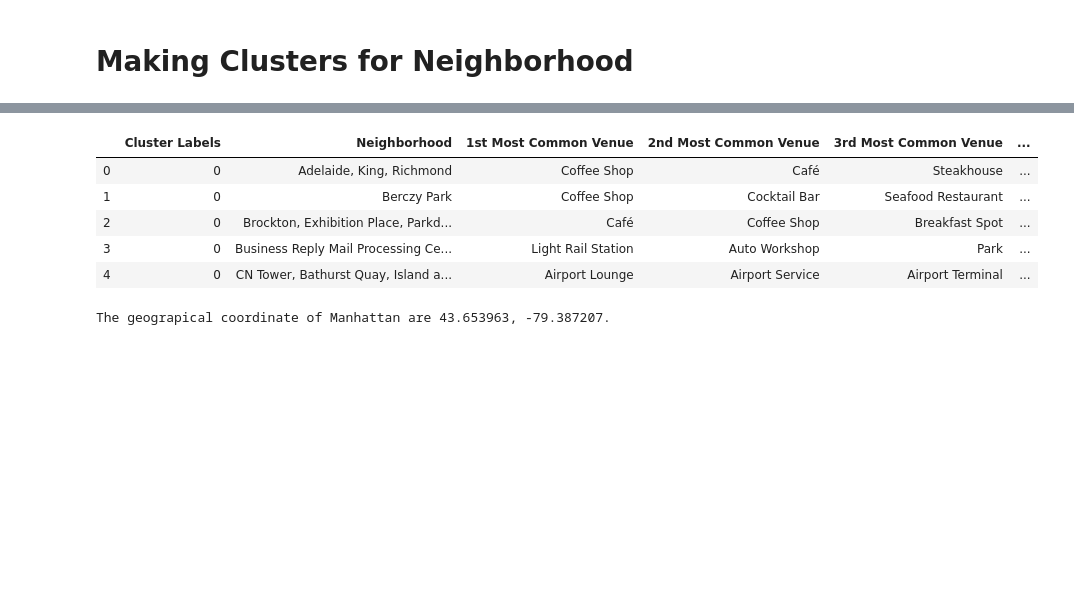
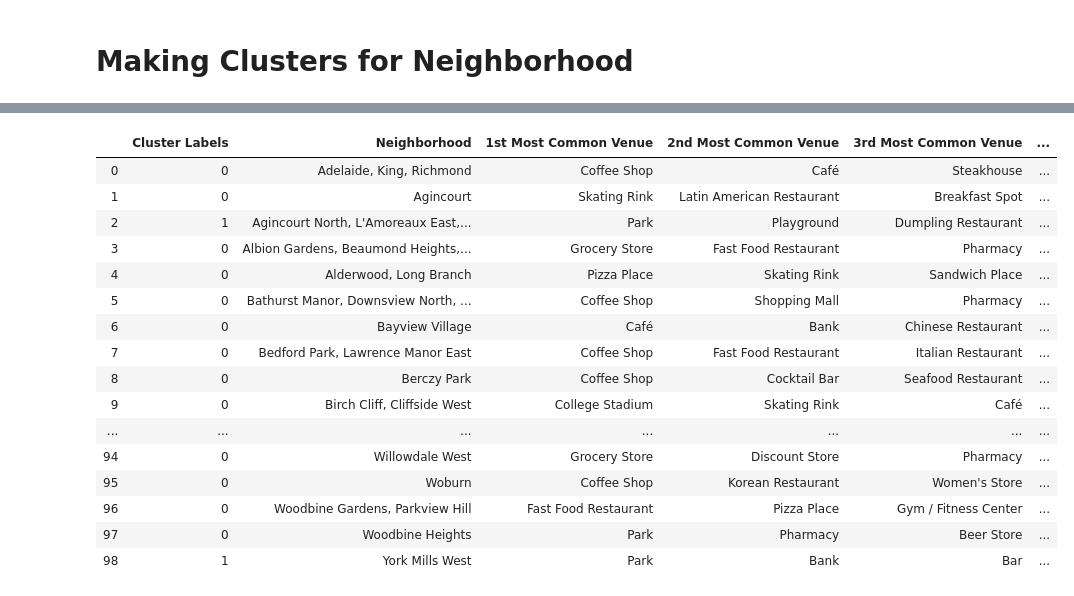
Before and after one commit to jaskiratnandhra/Coursera_Capstone, a Jupyter notebook: First Assignment.ipynb, the cells around one changed output, grey strips where cells are left out. Saved outputs shown, nothing was run; the diff lists cells and outputs as text; code cells hidden in the pictures; blank space fills up the shorter version.

```diff
--- a/First Assignment.ipynb
+++ b/First Assignment.ipynb
@@ -207,8 +264,9 @@ def getNearbyVenues(names, latitudes, longitudes):
 
     return(nearby_venues)
 # %%
-toronto_venues = getNearbyVenues(names=toronto_data['Neighborhood'],
-                                   latitudes=toronto_data['Latitude'],
-                                   longitudes=toronto_data['Longitude']
+
+toronto_venues = getNearbyVenues(names=geo_data['Neighborhood'],
+                                   latitudes=geo_data['Latitude'],
+                                   longitudes=geo_data['Longitude'],
                                   )
 # %% [output]
@@ -269,6 +315,12 @@ toronto_venues.groupby('Neighborhood').count()
 # %%
 toronto_onehot = pd.get_dummies(toronto_venues[['Venue Category']], prefix="", prefix_sep="")
-toronto_onehot.drop(['Neighborhood'],axis=1,inplace=True)
-toronto_onehot.insert(loc=0, column='Neighborhood', value=toronto_venues['Neighborhood'] )
-toronto_onehot.shape
+
+
+toronto_onehot['Neighborhood'] = toronto_venues['Neighborhood']
+
+
+fixed_columns = [toronto_onehot.columns[-1]] + list(toronto_onehot.columns[:-1])
+toronto_onehot = toronto_onehot[fixed_columns]
+
+toronto_onehot.head()
 # %% [output]
@@ -292,0 +345,12 @@ def return_most_common_venues(row, num_top_venues):
+# %%
+num_top_venues = 5
+
+for hood in toronto_grouped['Neighborhood']:
+    print("----"+hood+"----")
+    temp = toronto_grouped[toronto_grouped['Neighborhood'] == hood].T.reset_index()
+    temp.columns = ['venue','freq']
+    temp = temp.iloc[1:]
+    temp['freq'] = temp['freq'].astype(float)
+    temp = temp.round({'freq': 2})
+    print(temp.sort_values('freq', ascending=False).reset_index(drop=True).head(num_top_venues))
+    print('\n')
@@ -336,9 +422,9 @@ array([0, 0, 0, 0, 0, 0, 0, 0, 0, 0])
 # %%
-neighborhoods_venues_sorted.insert( 0,'Cluster Labels', kmeans.labels_)
+neighborhoods_venues_sorted.insert(0, 'Cluster Labels', kmeans.labels_)
 
-toronto_merged = toronto_data
+toronto_merged = geo_data
 
-# merge toronto_grouped with toronto_data to add latitude/longitude for each neighborhood
+
 toronto_merged = toronto_merged.join(neighborhoods_venues_sorted.set_index('Neighborhood'), on='Neighborhood')
 
 toronto_merged.head()
@@ -352,22 +441,23 @@ toronto_merged.head()
 # %%
-neighborhoods_venues_sorted.head()
+neighborhoods_venues_sorted
 # %% [output]
 |  | Cluster Labels | Neighborhood | 1st Most Common Venue | 2nd Most Common Venue | 3rd Most Common Venue | ... |
 | 0 | 0 | Adelaide, King, Richmond | Coffee Shop | Café | Steakhouse | ... |
-| 1 | 0 | Berczy Park | Coffee Shop | Cocktail Bar | Seafood Restaurant | ... |
-| 2 | 0 | Brockton, Exhibition Place, Parkd... | Café | Coffee Shop | Breakfast Spot | ... |
-| 3 | 0 | Business Reply Mail Processing Ce... | Light Rail Station | Auto Workshop | Park | ... |
-| 4 | 0 | CN Tower, Bathurst Quay, Island a... | Airport Lounge | Airport Service | Airport Terminal | ... |
+| 1 | 0 | Agincourt | Skating Rink | Latin American Restaurant | Breakfast Spot | ... |
+| 2 | 1 | Agincourt North, L'Amoreaux East,... | Park | Playground | Dumpling Restaurant | ... |
+| 3 | 0 | Albion Gardens, Beaumond Heights,... | Grocery Store | Fast Food Restaurant | Pharmacy | ... |
+| 4 | 0 | Alderwood, Long Branch | Pizza Place | Skating Rink | Sandwich Place | ... |
+| 5 | 0 | Bathurst Manor, Downsview North, ... | Coffee Shop | Shopping Mall | Pharmacy | ... |
+| 6 | 0 | Bayview Village | Café | Bank | Chinese Restaurant | ... |
+| 7 | 0 | Bedford Park, Lawrence Manor East | Coffee Shop | Fast Food Restaurant | Italian Restaurant | ... |
+| 8 | 0 | Berczy Park | Coffee Shop | Cocktail Bar | Seafood Restaurant | ... |
+| 9 | 0 | Birch Cliff, Cliffside West | College Stadium | Skating Rink | Café | ... |
+| ... | ... | ... | ... | ... | ... | ... |
+| 94 | 0 | Willowdale West | Grocery Store | Discount Store | Pharmacy | ... |
+| 95 | 0 | Woburn | Coffee Shop | Korean Restaurant | Women's Store | ... |
+| 96 | 0 | Woodbine Gardens, Parkview Hill | Fast Food Restaurant | Pizza Place | Gym / Fitness Center | ... |
+| 97 | 0 | Woodbine Heights | Park | Pharmacy | Beer Store | ... |
+| 98 | 1 | York Mills West | Park | Bank | Bar | ... |
-# %%
-address = 'Toronto, CA'
-
-geolocator = Nominatim(user_agent="ny_explorer")
-location = geolocator.geocode(address)
-latitude = location.latitude
-longitude = location.longitude
-print('The geograpical coordinate of Manhattan are {}, {}.'.format(latitude, longitude))
-# %% [output]
-The geograpical coordinate of Manhattan are 43.653963, -79.387207.
 # %%
 map_clusters = folium.Map(location=[latitude, longitude], zoom_start=11)
 
```
Also changed, not shown: parts of 34 cells of this notebook.
